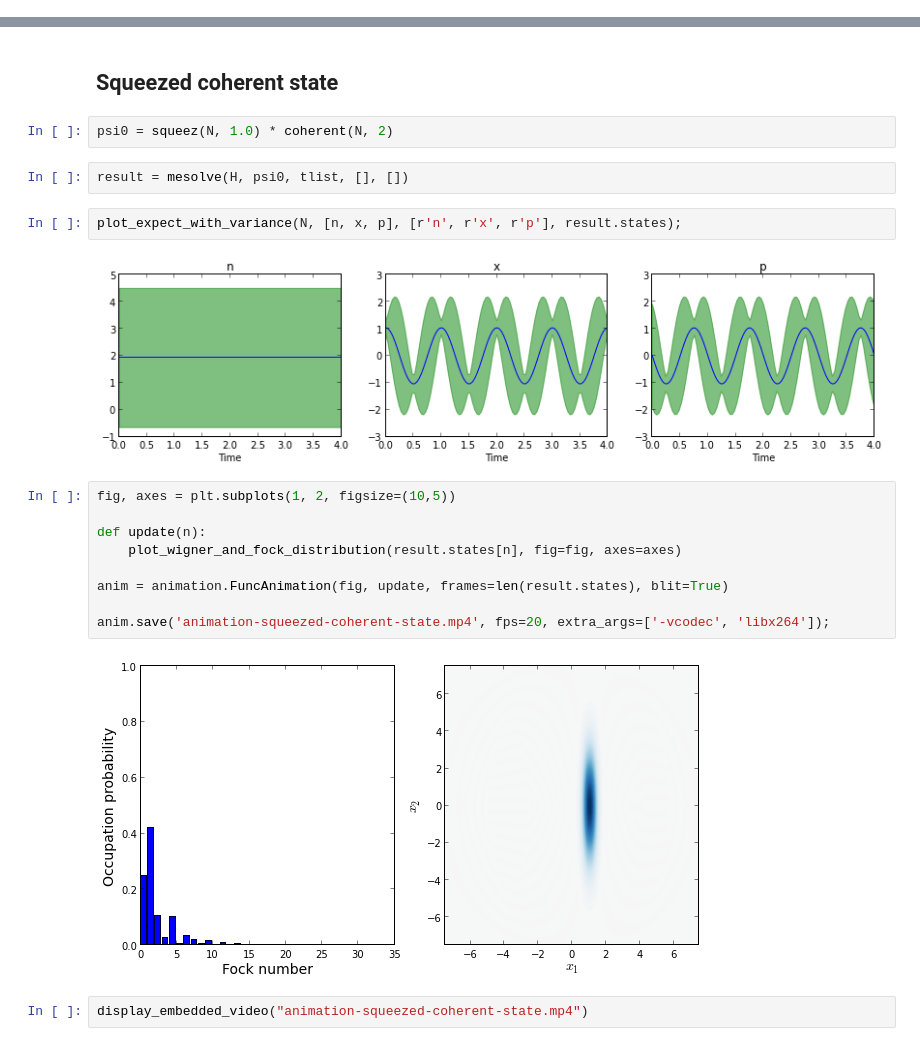
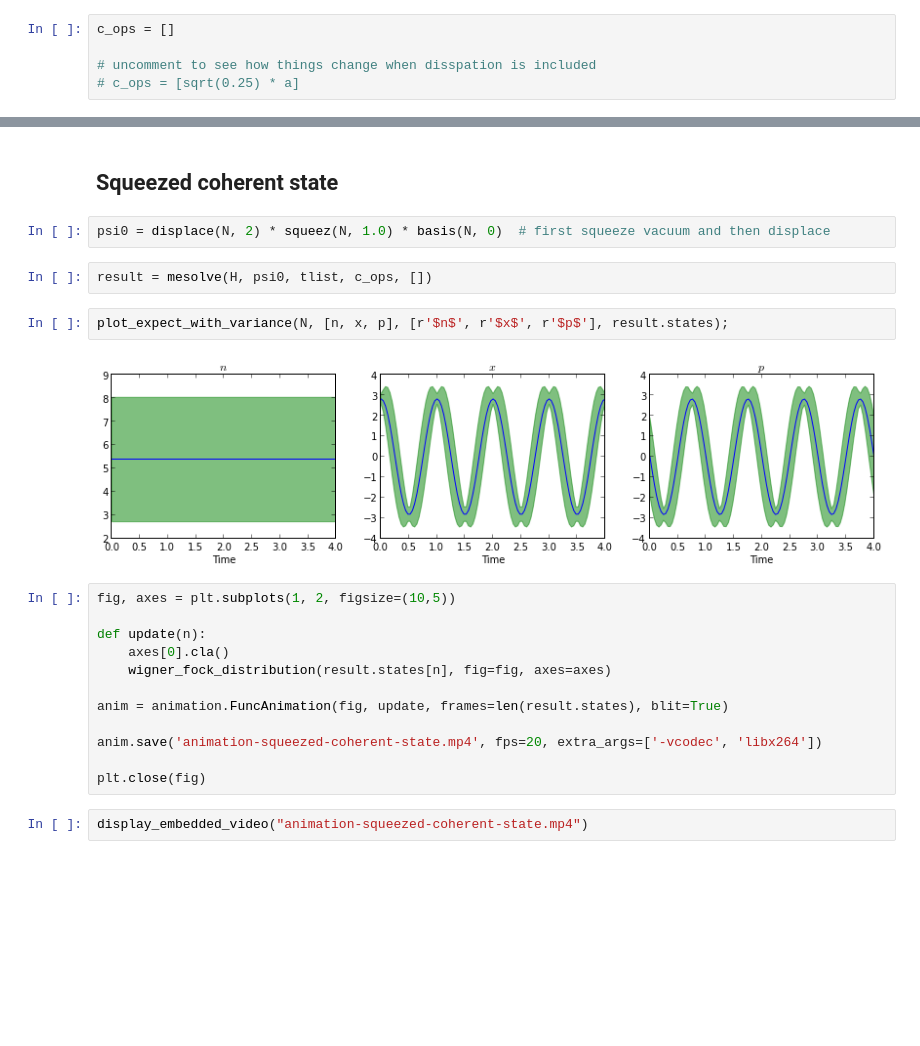
Before and after one commit to jrjohansson/qutip-lectures, a Jupyter notebook: Lecture-9-Squeezed-states-of-harmonic-oscillator.ipynb, the cells around one changed output, grey strips where cells are left out. Drawn from its saved outputs; the diff is of its cells as text; blank space fills up the shorter version.

```diff
--- a/Lecture-9-Squeezed-states-of-harmonic-oscillator.ipynb
+++ b/Lecture-9-Squeezed-states-of-harmonic-oscillator.ipynb
@@ -51,6 +51,11 @@ p = -1j * (a - a.dag())/sqrt(2)
 # %%
 # the quantum harmonic oscillator Hamiltonian
 H = w * a.dag() * a
+# %%
+c_ops = []
+
+# uncomment to see how things change when disspation is included
+# c_ops = [sqrt(0.25) * a]
 # %% [markdown]
 ## Functions for plotting
 
@@ -166,24 +143,25 @@ display_embedded_video("animation-squeezed-vacuum.mp4")
 # %% [markdown]
 ## Squeezed coherent state
 # %%
-psi0 = squeez(N, 1.0) * coherent(N, 2)
+psi0 = displace(N, 2) * squeez(N, 1.0) * basis(N, 0)  # first squeeze vacuum and then displace
 # %%
-result = mesolve(H, psi0, tlist, [], [])
+result = mesolve(H, psi0, tlist, c_ops, [])
 # %%
-plot_expect_with_variance(N, [n, x, p], [r'n', r'x', r'p'], result.states);
+plot_expect_with_variance(N, [n, x, p], [r'$n$', r'$x$', r'$p$'], result.states);
 # %% [output]
-[figure, old version]
+[figure, new version]
 # %%
 fig, axes = plt.subplots(1, 2, figsize=(10,5))
 
 def update(n):
-    plot_wigner_and_fock_distribution(result.states[n], fig=fig, axes=axes)
+    axes[0].cla()
+    wigner_fock_distribution(result.states[n], fig=fig, axes=axes)
 
 anim = animation.FuncAnimation(fig, update, frames=len(result.states), blit=True)
 
-anim.save('animation-squeezed-coherent-state.mp4', fps=20, extra_args=['-vcodec', 'libx264']);
+anim.save('animation-squeezed-coherent-state.mp4', fps=20, extra_args=['-vcodec', 'libx264'])
+
+plt.close(fig)
-# %% [output]
-[figure, removed]
 # %%
 display_embedded_video("animation-squeezed-coherent-state.mp4")
 # %% [output]
```
Also changed, not shown: parts of 9 cells of this notebook.
